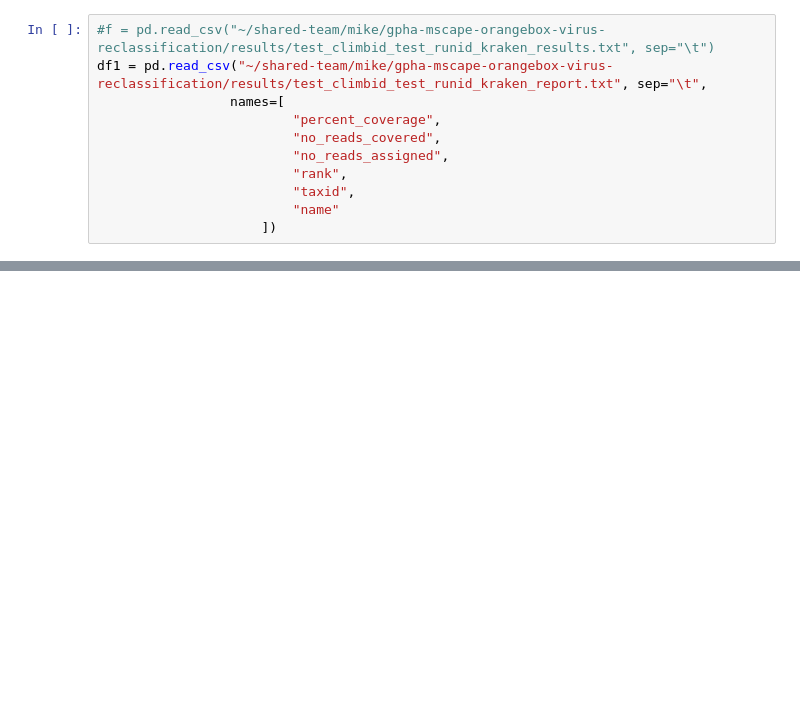
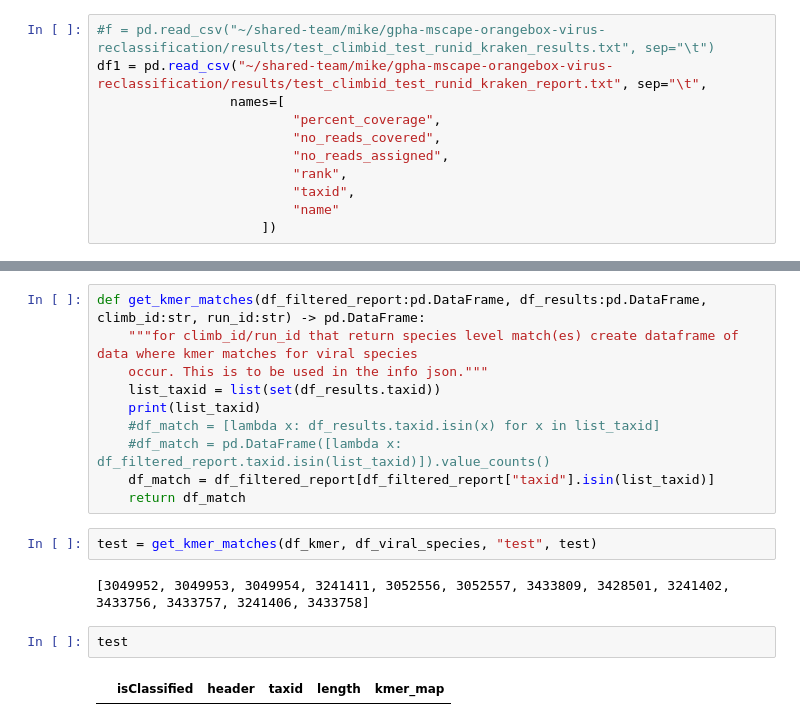
Before and after one commit to ukhsa-collaboration/gpha-mscape-orangebox-virus-reclassification, a Jupyter notebook: bin/parse_kraken_results.ipynb, the cells around one changed output, grey strips where cells are left out. Drawn from its saved outputs; the diff is of its cells as text; blank space fills up the shorter version.

```diff
--- a/bin/parse_kraken_results.ipynb
+++ b/bin/parse_kraken_results.ipynb
@@ -85,0 +109,18 @@ df1
+# %%
+def get_kmer_matches(df_filtered_report:pd.DataFrame, df_results:pd.DataFrame, climb_id:str, run_id:str) -> pd.DataFrame:
+    """for climb_id/run_id that return species level match(es) create dataframe of data where kmer matches for viral species
+    occur. This is to be used in the info json."""
+    list_taxid = list(set(df_results.taxid))
+    print(list_taxid)
+    #df_match = [lambda x: df_results.taxid.isin(x) for x in list_taxid]
+    #df_match = pd.DataFrame([lambda x: df_filtered_report.taxid.isin(list_taxid)]).value_counts()
+    df_match = df_filtered_report[df_filtered_report["taxid"].isin(list_taxid)]
+    return df_match
+# %%
+test = get_kmer_matches(df_kmer, df_viral_species, "test", test)
+# %% [output]
+[3049952, 3049953, 3049954, 3241411, 3052556, 3052557, 3433809, 3428501, 3241402, 3433756, 3433757, 3241406, 3433758]
+# %%
+test
+# %% [output]
+|  | isClassified | header | taxid | length | kmer_map |
```
Also changed, not shown: parts of 9 cells of this notebook, 1 other file.
